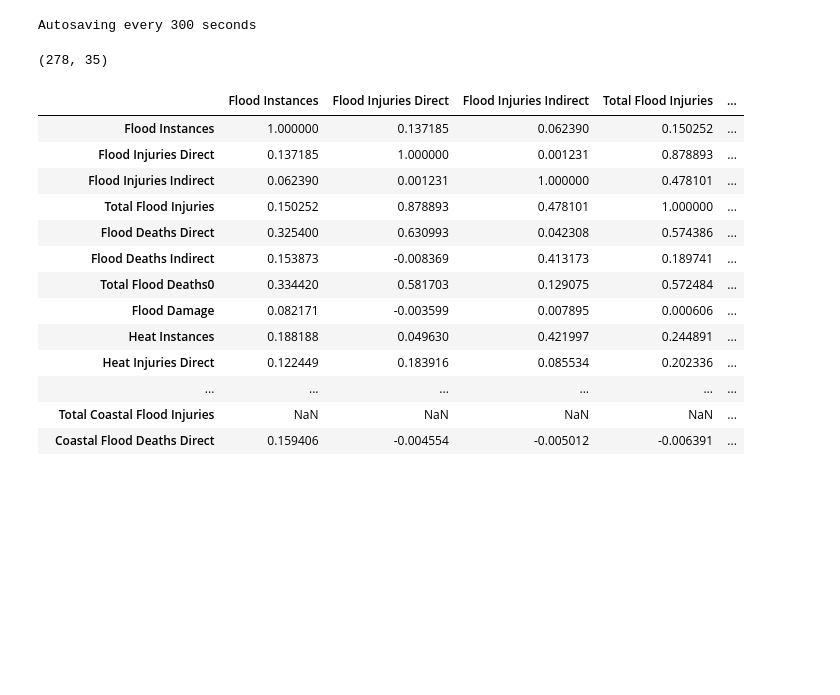
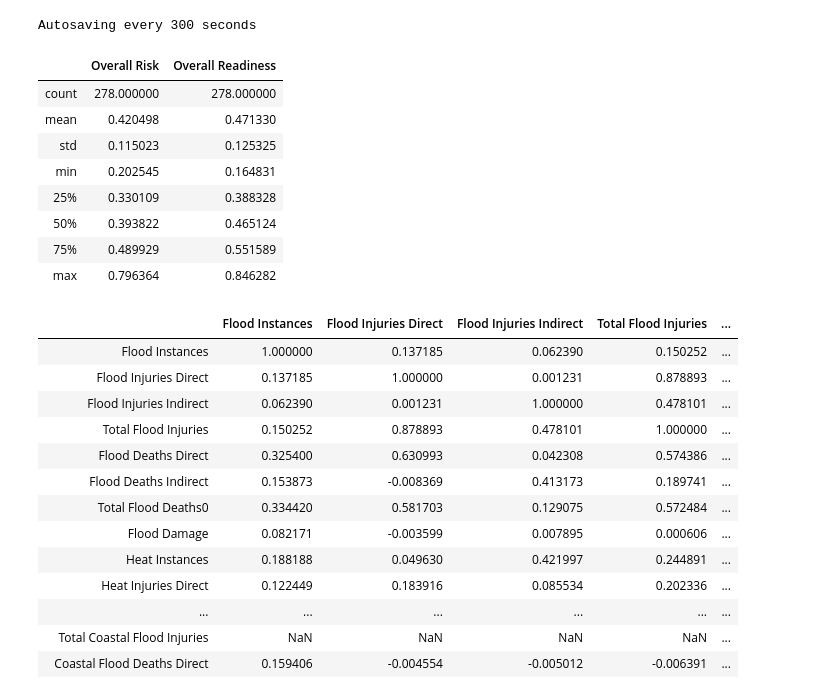
Before and after one commit to delancey314/Human-vs-the-rest-survival, a Jupyter notebook: notebooks/work notebook.ipynb, the cells around one changed output. Cells and saved outputs as stored; diff of their text form; code cells hidden in the pictures; blank space fills up the shorter version.

```diff
--- a/notebooks/work notebook.ipynb
+++ b/notebooks/work notebook.ipynb
@@ -19,11 +19,20 @@ historical=pd.read_csv('data/Historical Hazards Outcome Data.csv')
 risk_recovery=pd.read_csv('data/Overall Risk & Readiness Scores.csv')
 sea_level_data=pd.read_csv('data/Sea Level Rise Data.csv')
 # %%
-df=historical.copy()
+df=risk_recovery.copy()
 df.shape
 #Counter(df['Historical Average Cost of Cold Event'])
+df.describe()
 # %% [output]
-(278, 35)
+|  | Overall Risk | Overall Readiness |
+| count | 278.000000 | 278.000000 |
+| mean | 0.420498 | 0.471330 |
+| std | 0.115023 | 0.125325 |
+| min | 0.202545 | 0.164831 |
+| 25% | 0.330109 | 0.388328 |
+| 50% | 0.393822 | 0.465124 |
+| 75% | 0.489929 | 0.551589 |
+| max | 0.796364 | 0.846282 |
 # %%
 df.corr()
 # %% [output]
```
Also changed, not shown: parts of 10 cells of this notebook, 11 other files.
